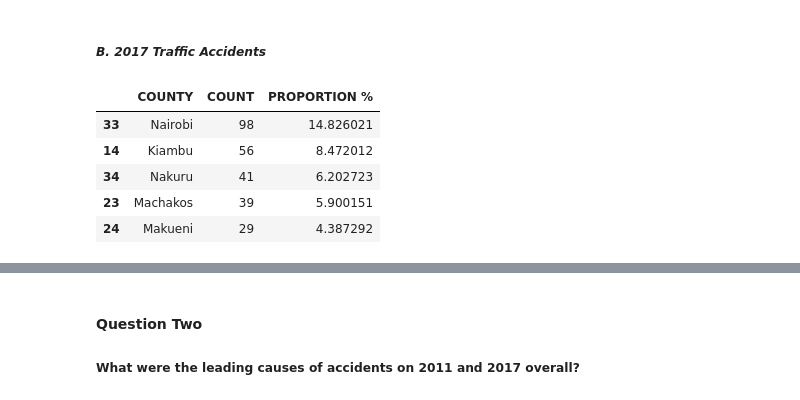
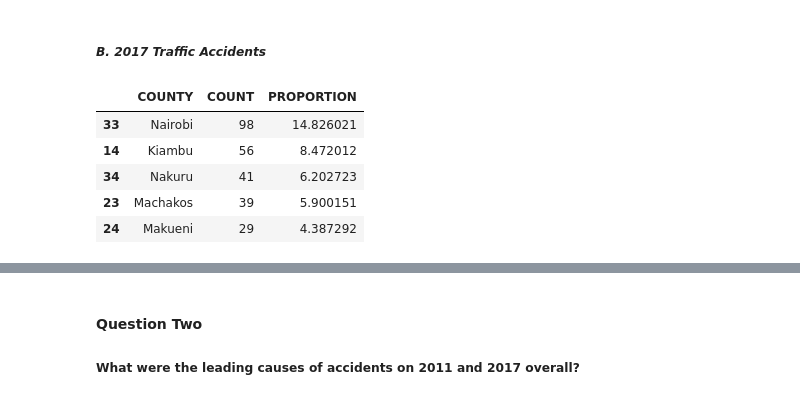
Before and after one commit to Nelson-Muteti/Group-Project, a Jupyter notebook: Project_IV_.ipynb, the cells around one changed output, grey strips where cells are left out. Cells and saved outputs as stored; diff of their text form; code cells hidden in the pictures.

```diff
--- a/Project_IV_.ipynb
+++ b/Project_IV_.ipynb
@@ -214,7 +214,7 @@ Accidents_2011.shape
 
 def clean_records(x):
   if isinstance(x, str):
-    return x.strip().capitalize().replace('  ', ' ').replace('&', 'and').replace('.', '')
+    return x.strip().capitalize().replace('  ', ' ').replace('&', 'and').replace('.', '').replace(' was ', ' ')
   else:
     return x
 
@@ -443,16 +455,16 @@ Accidents_county11.head()
 # %%
 # Grouping dataset by county and finding the number of accidents in each county
 Accidents_county17 = Accidents_2017.groupby(['COUNTY']).size()
 Accidents_county17 = Accidents_county17.to_frame(name = 'COUNT').reset_index()
 
 # Sorting the dataframe by descending order of count
 Accidents_county17 = Accidents_county17.sort_values(by = 'COUNT', ascending = False)
 
 # Calculating the proportion of accidents per county
-Accidents_county17['PROPORTION %'] = (Accidents_county17['COUNT'] / Accidents_county17['COUNT'].sum()) * 100
+Accidents_county17['PROPORTION'] = (Accidents_county17['COUNT'] / Accidents_county17['COUNT'].sum()) * 100
 Accidents_county17.head()
 # %% [output]
-|  | COUNTY | COUNT | PROPORTION % |
+|  | COUNTY | COUNT | PROPORTION |
 | 33 | Nairobi | 98 | 14.826021 |
 | 14 | Kiambu | 56 | 8.472012 |
 | 34 | Nakuru | 41 | 6.202723 |
```
Also changed, not shown: parts of 14 cells of this notebook.
